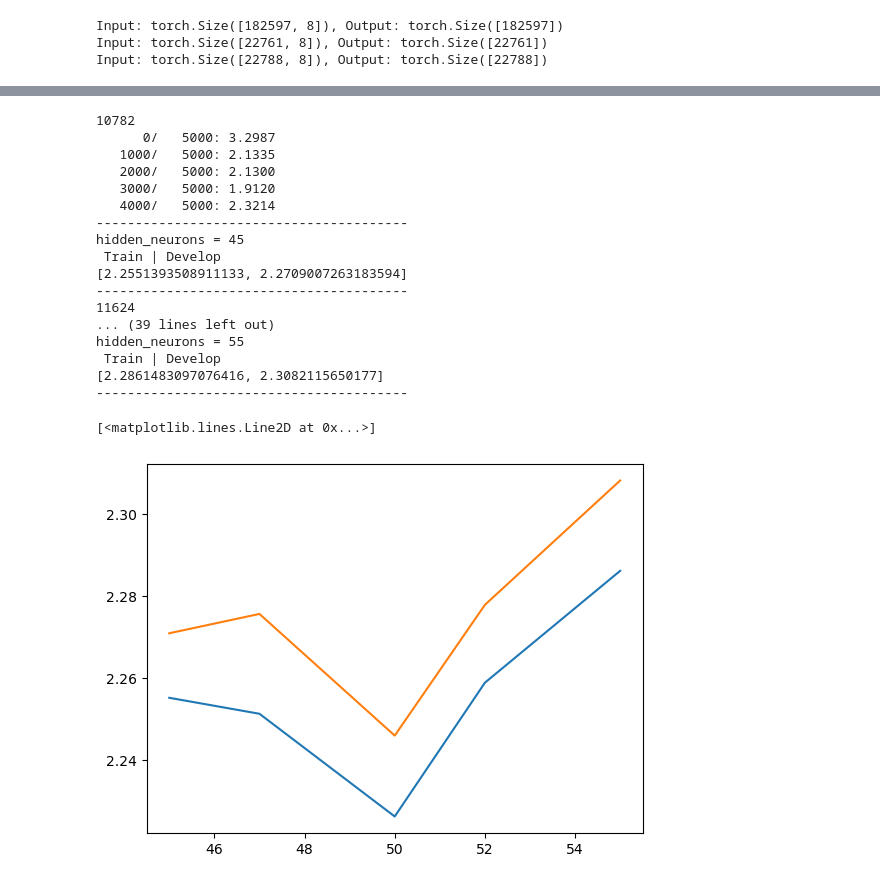
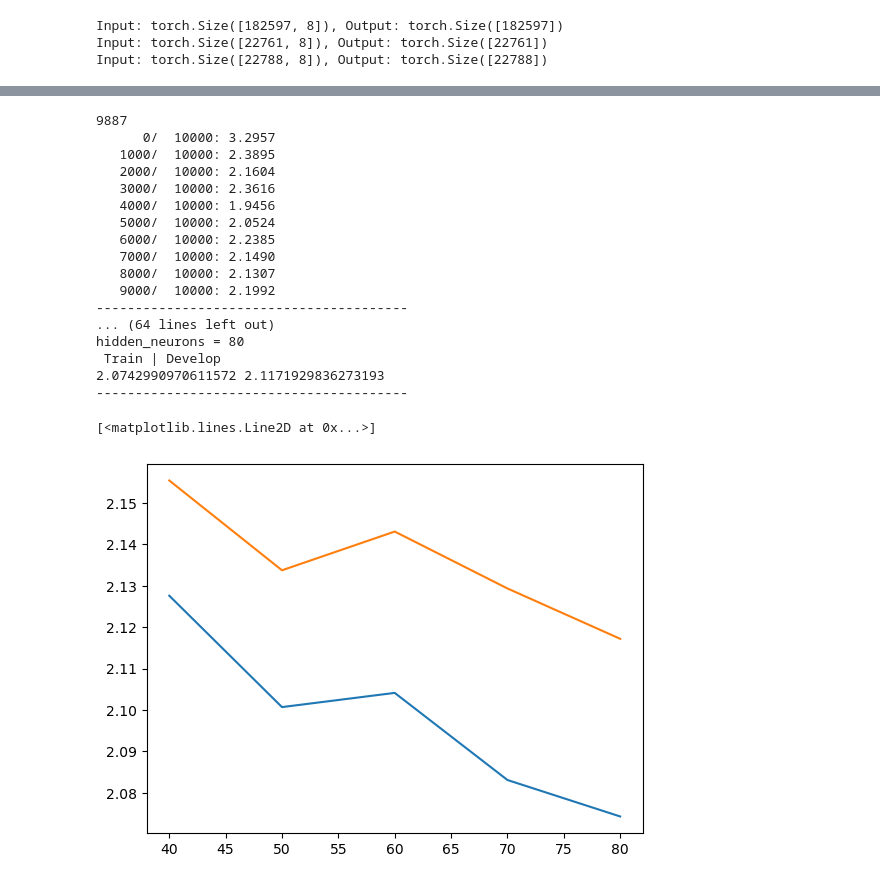
Before and after one commit to yarchickkk/makemore, a Jupyter notebook: wavenet.ipynb, the cells around one changed output, grey strips where cells are left out. Saved outputs shown, nothing was run; the diff lists cells and outputs as text; code cells hidden in the pictures.

```diff
--- a/wavenet.ipynb
+++ b/wavenet.ipynb
@@ -258,10 +263,16 @@ minibatch_size = 256
+# %%
+embedding_dim = 40
+hidden_neurons = 120
+learning_rate = 0.257#0.5#0.7327
+iterations = 200000
+minibatch_size = 32
 # %%
-# learning rate = 0.7327
+# learning rate = 0.7327, 0.25
 trains, develops = [], []
-lrs = torch.linspace(0.732, 0.733, 5).tolist()
+lrs = torch.linspace(1.0, 0.01, 5).tolist()
 for i in range(len(lrs)):
     learning_rate = lrs[i]
-    losses = train_model(
+    trains, develops, losses = train_model(
         embedding_dim,
         hidden_neurons,
         vocabulary_size,
@@ -270,13 +281,13 @@ for i in range(len(lrs)):
         learning_rate,
         Xtrain, Ytrain
     )
-    trains.append(losses[0])
-    develops.append(losses[1])
+    trains.append(trains[-1])
+    develops.append(develops[-1])
 
     print('-'*40)
     print(f'{learning_rate = }')
     print(' Train | Develop')
-    print(losses)
+    print(trains[-1], develops[-1])
     print('-'*40)
 
 plt.plot(lrs, trains)
@@ -308,12 +325,12 @@ for i in range(len(batch_sizes)):
 plt.plot(batch_sizes, trains)
 plt.plot(batch_sizes, develops)
 # %%
-# 10, 11 or 27 are all good, I'll use 10 for now
+# 20 is good
 trains, develops = [], []
 embdims = [4, 8, 12, 16, 20, 24, 28]
 for i in range(len(embdims)):
     embedding_dim = embdims[i]
-    losses = train_model(
+    trs, devs, losses = train_model(
         embedding_dim,
         hidden_neurons,
         vocabulary_size,
@@ -322,15 +339,15 @@ for i in range(len(embdims)):
         learning_rate,
         Xtrain, Ytrain
     )
-    trains.append(losses[0])
-    develops.append(losses[1])
+    trains.append(trs[-1])
+    develops.append(devs[-1])
 
     print('-'*40)
     print(f'{embedding_dim = }')
     print(' Train | Develop')
-    print(losses)
+    print(trs[-1], devs[-1])
     print('-'*40)
 
-plt.plot(embdims, trains)
-plt.plot(embdims, develops)
+plt.plot(embdims, [tr.item() for tr in trains])
+plt.plot(embdims, [dev.item() for dev in develops])
 # %% [output]
@@ -356,47 +372,47 @@ embedding_dim = 28
 # %%
-# 50 is good
+# 70 is good
 trains, develops = [], []
-neurons_amounts = [45, 47, 50, 52, 55]
+neurons_amounts = [40, 50, 60, 70, 80]
 for i in range(len(neurons_amounts)):
     hidden_neurons = neurons_amounts[i]
-    losses = train_model(
+    trs, devs, losses = train_model(
         embedding_dim,
         hidden_neurons,
         vocabulary_size,
         iterations,
         minibatch_size,
         learning_rate,
         Xtrain, Ytrain
     )
-    trains.append(losses[0])
-    develops.append(losses[1])
+    trains.append(trs[-1])
+    develops.append(devs[-1])
 
     print('-'*40)
     print(f'{hidden_neurons = }')
     print(' Train | Develop')
-    print(losses)
+    print(trs[-1], devs[-1])
     print('-'*40)
 
 plt.plot(neurons_amounts, trains)
 plt.plot(neurons_amounts, develops)
 # %% [output]
-10782
-      0/   5000: 3.2987
-   1000/   5000: 2.1335
-   2000/   5000: 2.1300
-   3000/   5000: 1.9120
-   4000/   5000: 2.3214
+9887
+      0/  10000: 3.2957
+   1000/  10000: 2.3895
+   2000/  10000: 2.1604
+   3000/  10000: 2.3616
+   4000/  10000: 1.9456
+   5000/  10000: 2.0524
+   6000/  10000: 2.2385
+   7000/  10000: 2.1490
+   8000/  10000: 2.1307
+   9000/  10000: 2.1992
 ----------------------------------------
-hidden_neurons = 45
+... (64 lines left out)
+hidden_neurons = 80
  Train | Develop
-[2.2551393508911133, 2.2709007263183594]
+2.0742990970611572 2.1171929836273193
 ----------------------------------------
-11624
-... (39 lines left out)
-hidden_neurons = 55
- Train | Develop
-[2.2861483097076416, 2.3082115650177]
-----------------------------------------
 [<matplotlib.lines.Line2D at 0x...>]
-[figure, old version]
+[figure, new version]
 # %%
```
Also changed, not shown: parts of 17 cells of this notebook.
